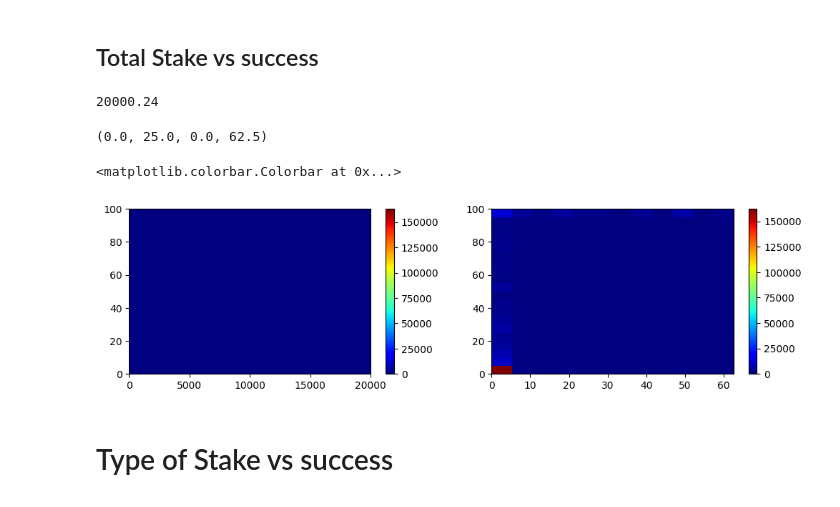
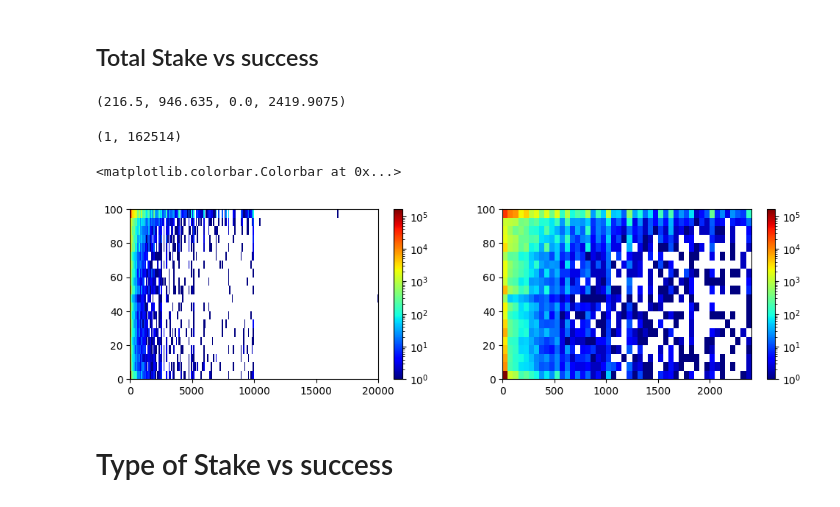
Before and after one commit to Hitkul/Put-Your-Money-Where-Your-Mouth-Is, a Jupyter notebook: analysis/Summary.ipynb, the cells around one changed output. Drawn from its saved outputs; the diff is of its cells as text; code cells hidden in the pictures.

```diff
--- a/analysis/Summary.ipynb
+++ b/analysis/Summary.ipynb
@@ -1135,3 +1133,3 @@ max(stake)
 # %%
-median, IQR, low_lim, up_lim = get_outlier(stake)
-median, IQR, low_lim, up_lim
+# median, IQR, low_lim, up_lim = get_outlier(stake)
+# median, IQR, low_lim, up_lim
@@ -1167,15 +1169,14 @@ success_percentage = []
 for k,v in commitment_index.items():
     stake.append(v['total_stake'])
     success_percentage.append(v['sucessful']*100/v['no_of_reports'])
-# %%
-max(stake)
-# %% [output]
-20000.24
+# %%
+median, IQR, low_lim, up_lim = get_outlier(list(set(stake)))
+median, IQR, low_lim, up_lim
+# %% [output]
+(216.5, 946.635, 0.0, 2419.9075)
 # %%
-median, IQR, low_lim, up_lim = get_outlier(stake)
-median, IQR, low_lim, up_lim
+# median, IQR, low_lim, up_lim = get_outlier(stake)
+# median, IQR, low_lim, up_lim
-# %% [output]
-(0.0, 25.0, 0.0, 62.5)
 # %%
 stake_outlier = []
 success_percentage_outlier = []
@@ -1184,19 +1185,25 @@ for k,v in commitment_index.items():
     if v['total_stake']>=low_lim and v['total_stake']<=up_lim:
         stake_outlier.append(v['total_stake'])
         success_percentage_outlier.append(v['sucessful']*100/v['no_of_reports'])
+# %%
+foo = Counter(success_percentage).values()
+# %%
+min(foo),max(foo)
+# %% [output]
+(1, 162514)
 # %%
 plt.figure(figsize=(12, 3))
 
 plt.subplot(1, 2, 1)
-plt.hist2d(stake, success_percentage, bins=(2000, 20), cmap=plt.cm.jet)
+plt.hist2d(stake, success_percentage, bins=(int(max(stake)/100), 20),norm=colors.LogNorm(vmin=min(foo), vmax=max(foo)), cmap=plt.cm.jet)
 plt.colorbar()
 
 plt.subplot(1, 2, 2)
-plt.hist2d(stake_outlier, success_percentage_outlier, bins=(12, 20), cmap=plt.cm.jet)
+plt.hist2d(stake_outlier, success_percentage_outlier, bins=(int(max(stake_outlier)/50), 20),norm=colors.LogNorm(vmin=min(foo), vmax=max(foo)), cmap=plt.cm.jet)
 plt.colorbar()
 # %% [output]
 <matplotlib.colorbar.Colorbar at 0x...>
-[figure, old version]
+[figure, new version]
 # %% [markdown]
 # Type of Stake vs success
 # %%
```
Also changed, not shown: parts of 18 cells of this notebook.
